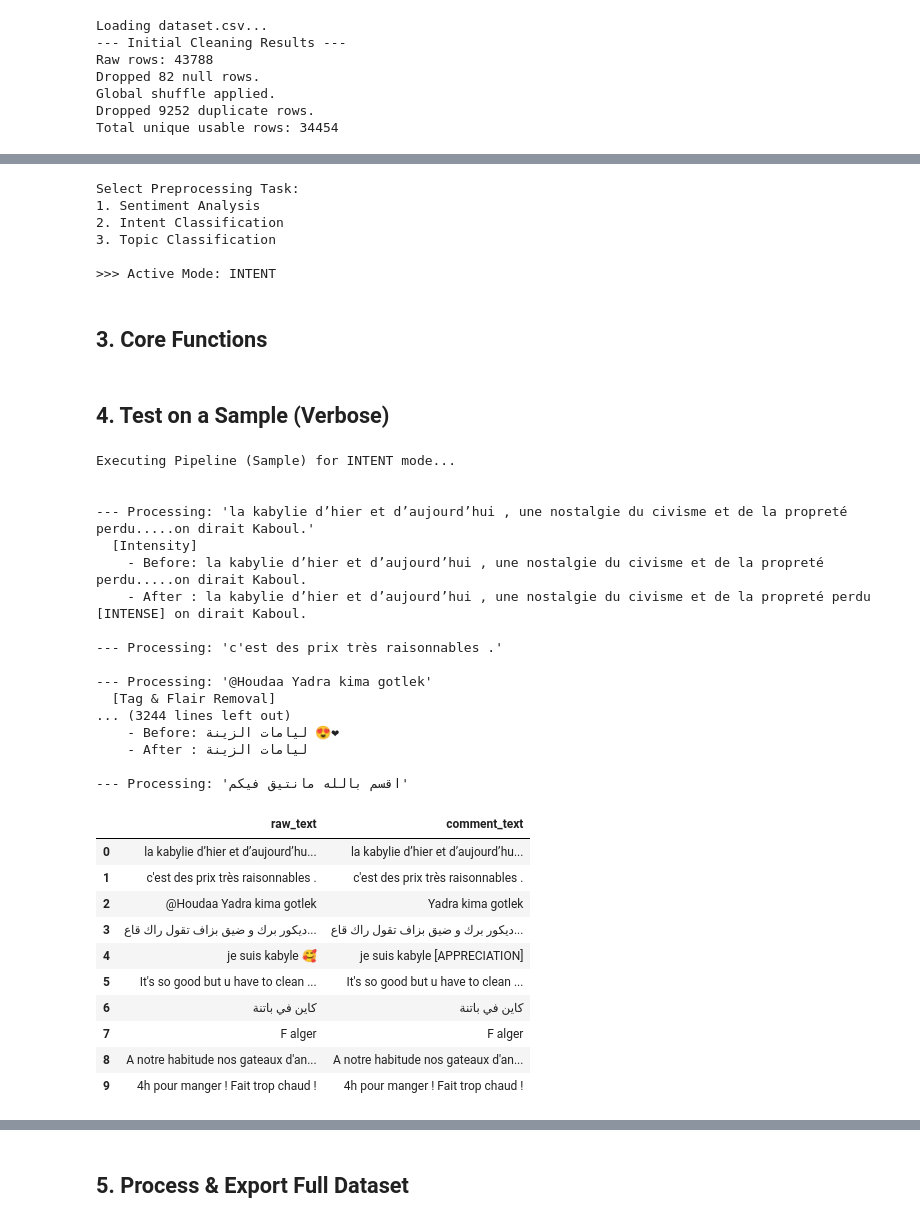
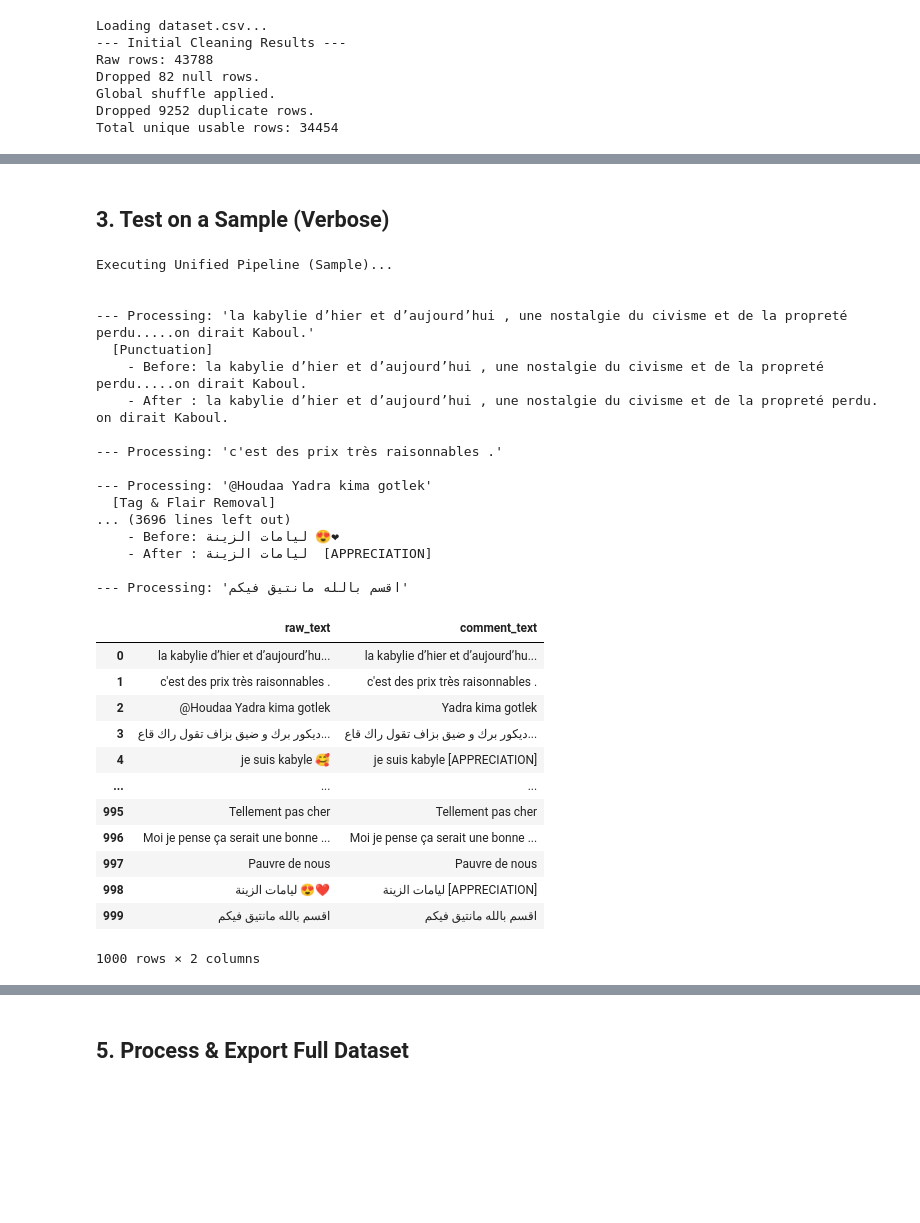
Before and after one commit to meryrahou/UnthAI, a Jupyter notebook: preprocessing_pipeline.ipynb, the cells around one changed output, grey strips where cells are left out. Cells and saved outputs as stored; diff of their text form; code cells hidden in the pictures; blank space fills up the shorter version.

Commit message:
Finalize preprocessing pipeline: simplify emoji mapping, drop tag-only comments, and refine tag removal logic. Export 24,790 high-quality rows.

```diff
--- a/preprocessing_pipeline.ipynb
+++ b/preprocessing_pipeline.ipynb
@@ -59,19 +58,0 @@ Total unique usable rows: 34454
-# %%
-print("Select Preprocessing Task:")
-print("1. Sentiment Analysis")
-print("2. Intent Classification")
-print("3. Topic Classification")
-
-choice = input("Enter choice (1/2/3): ")
-modes = {"1": "SENTIMENT", "2": "INTENT", "3": "TOPIC"}
-MODE = modes.get(choice, "SENTIMENT")
-print(f"\n>>> Active Mode: {MODE}")
-# %% [output]
-Select Preprocessing Task:
-1. Sentiment Analysis
-2. Intent Classification
-3. Topic Classification
-
->>> Active Mode: INTENT
-# %% [markdown]
-## 3. Core Functions
@@ -166,40 +150,42 @@ def generate_random_ids(n):
 # %% [markdown]
-## 4. Test on a Sample (Verbose)
+## 3. Test on a Sample (Verbose)
 # %%
 sample_df = df.sample(n=min(SAMPLE_SIZE, len(df)), random_state=42).reset_index(drop=True)
 sample_df['raw_text'] = sample_df['comment_text']
 
-print(f"Executing Pipeline (Sample) for {MODE} mode...\n")
-sample_df['comment_text'] = sample_df['comment_text'].apply(lambda x: full_pipeline(x, MODE, verbose=True))
+print(f"Executing Unified Pipeline (Sample)...\n")
+sample_df['comment_text'] = sample_df['comment_text'].apply(lambda x: full_pipeline(x, verbose=True))
 
 pd.set_option('display.max_colwidth', None)
-display(sample_df[['raw_text', 'comment_text']].head(10))
+display(sample_df[['raw_text', 'comment_text']])
 # %% [output]
-Executing Pipeline (Sample) for INTENT mode...
+Executing Unified Pipeline (Sample)...
 
 
 --- Processing: 'la kabylie d’hier et d’aujourd’hui , une nostalgie du civisme et de la propreté perdu.....on dirait Kaboul.'
-  [Intensity]
+  [Punctuation]
     - Before: la kabylie d’hier et d’aujourd’hui , une nostalgie du civisme et de la propreté perdu.....on dirait Kaboul.
-    - After : la kabylie d’hier et d’aujourd’hui , une nostalgie du civisme et de la propreté perdu [INTENSE] on dirait Kaboul.
+    - After : la kabylie d’hier et d’aujourd’hui , une nostalgie du civisme et de la propreté perdu. on dirait Kaboul.
 
 --- Processing: 'c'est des prix très raisonnables .'
 
 --- Processing: '@Houdaa Yadra kima gotlek'
   [Tag & Flair Removal]
-... (3244 lines left out)
+... (3696 lines left out)
     - Before: ليامات الزينة 😍❤
-    - After : ليامات الزينة
+    - After : ليامات الزينة  [APPRECIATION]
 
 --- Processing: 'اقسم بالله مانتيق فيكم'
 |  | raw_text | comment_text |
 | 0 | la kabylie d’hier et d’aujourd’hu... | la kabylie d’hier et d’aujourd’hu... |
 | 1 | c'est des prix très raisonnables . | c'est des prix très raisonnables . |
 | 2 | @Houdaa Yadra kima gotlek | Yadra kima gotlek |
 | 3 | ديكور برك و ضيق بزاف تقول راك قاع... | ديكور برك و ضيق بزاف تقول راك قاع... |
 | 4 | je suis kabyle 🥰 | je suis kabyle [APPRECIATION] |
-| 5 | It's so good but u have to clean ... | It's so good but u have to clean ... |
-| 6 | كاين في باتنة | كاين في باتنة |
-| 7 | F alger | F alger |
-| 8 | A notre habitude nos gateaux d'an... | A notre habitude nos gateaux d'an... |
-| 9 | 4h pour manger ! Fait trop chaud ! | 4h pour manger ! Fait trop chaud ! |
+| ... | ... | ... |
+| 995 | Tellement pas cher | Tellement pas cher |
+| 996 | Moi je pense ça serait une bonne ... | Moi je pense ça serait une bonne ... |
+| 997 | Pauvre de nous | Pauvre de nous |
+| 998 | ليامات الزينة 😍❤ | ليامات الزينة [APPRECIATION] |
+| 999 | اقسم بالله مانتيق فيكم | اقسم بالله مانتيق فيكم |
+1000 rows × 2 columns
```
Also changed, not shown: parts of 9 cells of this notebook, 2 other files.
